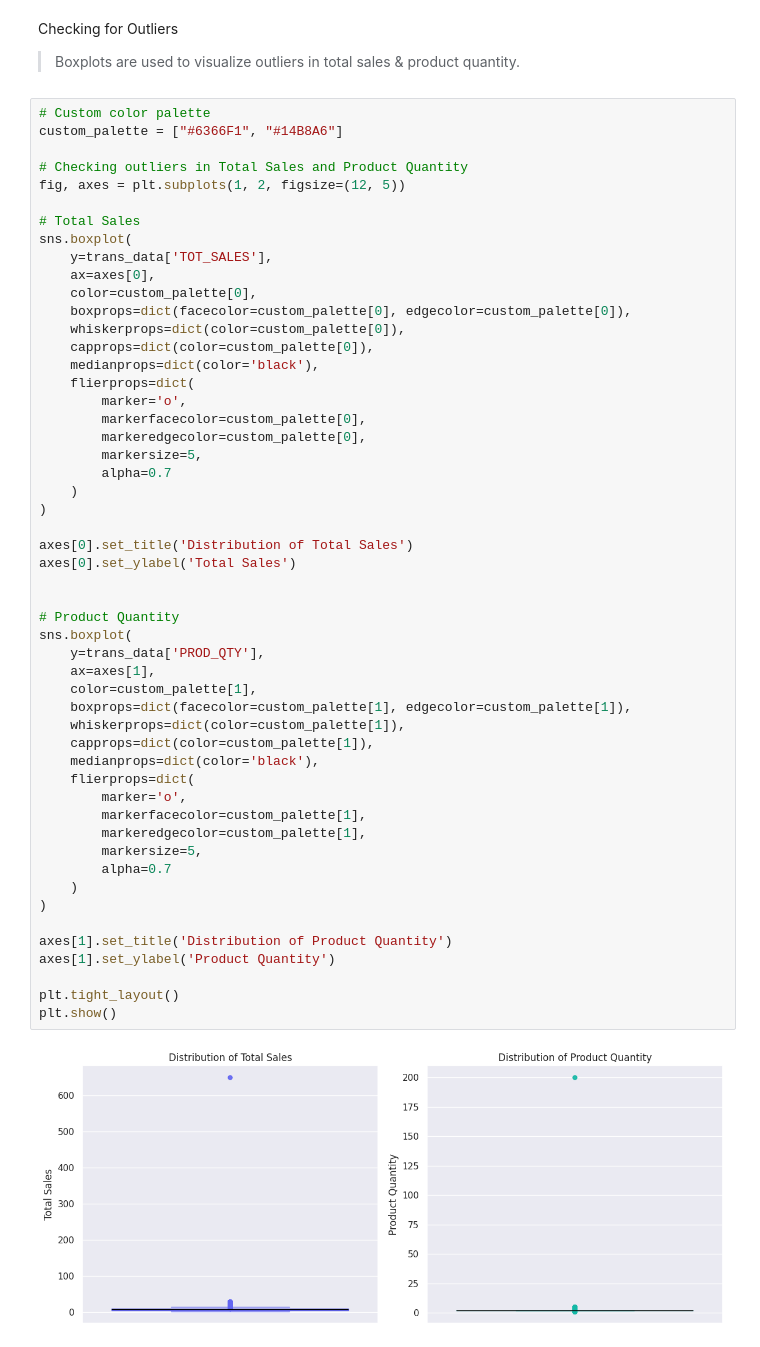
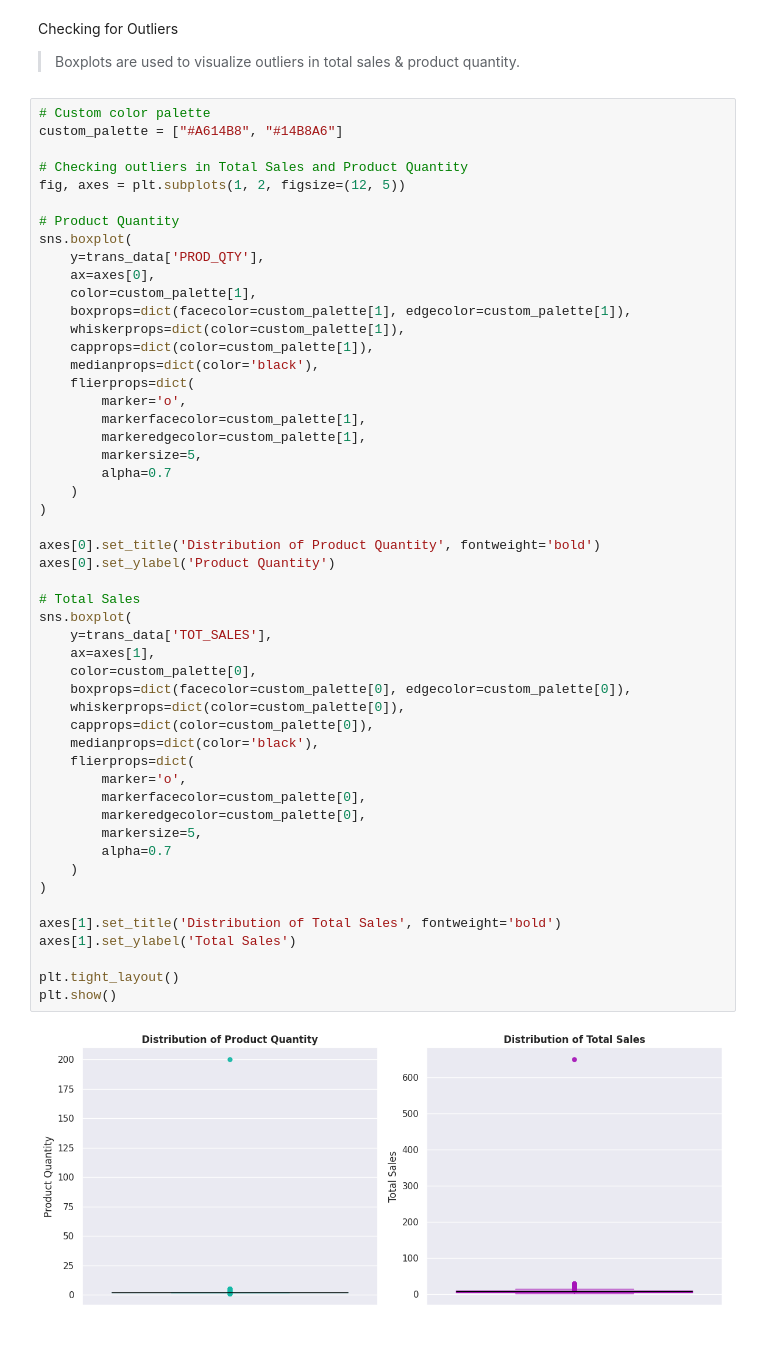
Before and after one commit to edi-kanyua/Product-Analytics-and-Consumer-Insights, a Jupyter notebook: Product_Analytics_&_Consumer_Insights.ipynb, the cells around one changed output. Drawn from its saved outputs; the diff is of its cells as text.

Commit message:
Data analysis & insights committed.

```diff
--- a/Product_Analytics_&_Consumer_Insights.ipynb
+++ b/Product_Analytics_&_Consumer_Insights.ipynb
@@ -114,55 +118,54 @@ Checking for Outliers
 > Boxplots are used to visualize outliers in total sales & product quantity.
 # %%
 # Custom color palette
-custom_palette = ["#6366F1", "#14B8A6"]
+custom_palette = ["#A614B8", "#14B8A6"]
 
 # Checking outliers in Total Sales and Product Quantity
 fig, axes = plt.subplots(1, 2, figsize=(12, 5))
 
+# Product Quantity
+sns.boxplot(
+    y=trans_data['PROD_QTY'],
+    ax=axes[0],
+    color=custom_palette[1],
+    boxprops=dict(facecolor=custom_palette[1], edgecolor=custom_palette[1]),
+    whiskerprops=dict(color=custom_palette[1]),
+    capprops=dict(color=custom_palette[1]),
+    medianprops=dict(color='black'),
+    flierprops=dict(
+        marker='o',
+        markerfacecolor=custom_palette[1],
+        markeredgecolor=custom_palette[1],
+        markersize=5,
+        alpha=0.7
+    )
+)
+
+axes[0].set_title('Distribution of Product Quantity', fontweight='bold')
+axes[0].set_ylabel('Product Quantity')
+
 # Total Sales
 sns.boxplot(
     y=trans_data['TOT_SALES'],
-    ax=axes[0],
+    ax=axes[1],
     color=custom_palette[0],
     boxprops=dict(facecolor=custom_palette[0], edgecolor=custom_palette[0]),
     whiskerprops=dict(color=custom_palette[0]),
     capprops=dict(color=custom_palette[0]),
     medianprops=dict(color='black'),
     flierprops=dict(
         marker='o',
         markerfacecolor=custom_palette[0],
         markeredgecolor=custom_palette[0],
         markersize=5,
         alpha=0.7
     )
 )
 
-axes[0].set_title('Distribution of Total Sales')
-axes[0].set_ylabel('Total Sales')
-
-
-# Product Quantity
-sns.boxplot(
-    y=trans_data['PROD_QTY'],
-    ax=axes[1],
-    color=custom_palette[1],
-    boxprops=dict(facecolor=custom_palette[1], edgecolor=custom_palette[1]),
-    whiskerprops=dict(color=custom_palette[1]),
-    capprops=dict(color=custom_palette[1]),
-    medianprops=dict(color='black'),
-    flierprops=dict(
-        marker='o',
-        markerfacecolor=custom_palette[1],
-        markeredgecolor=custom_palette[1],
-        markersize=5,
-        alpha=0.7
-    )
-)
-
-axes[1].set_title('Distribution of Product Quantity')
-axes[1].set_ylabel('Product Quantity')
+axes[1].set_title('Distribution of Total Sales', fontweight='bold')
+axes[1].set_ylabel('Total Sales')
 
 plt.tight_layout()
 plt.show()
 # %% [output]
-[figure, old version]
+[figure, new version]
```
Also changed, not shown: parts of 17 cells of this notebook.
